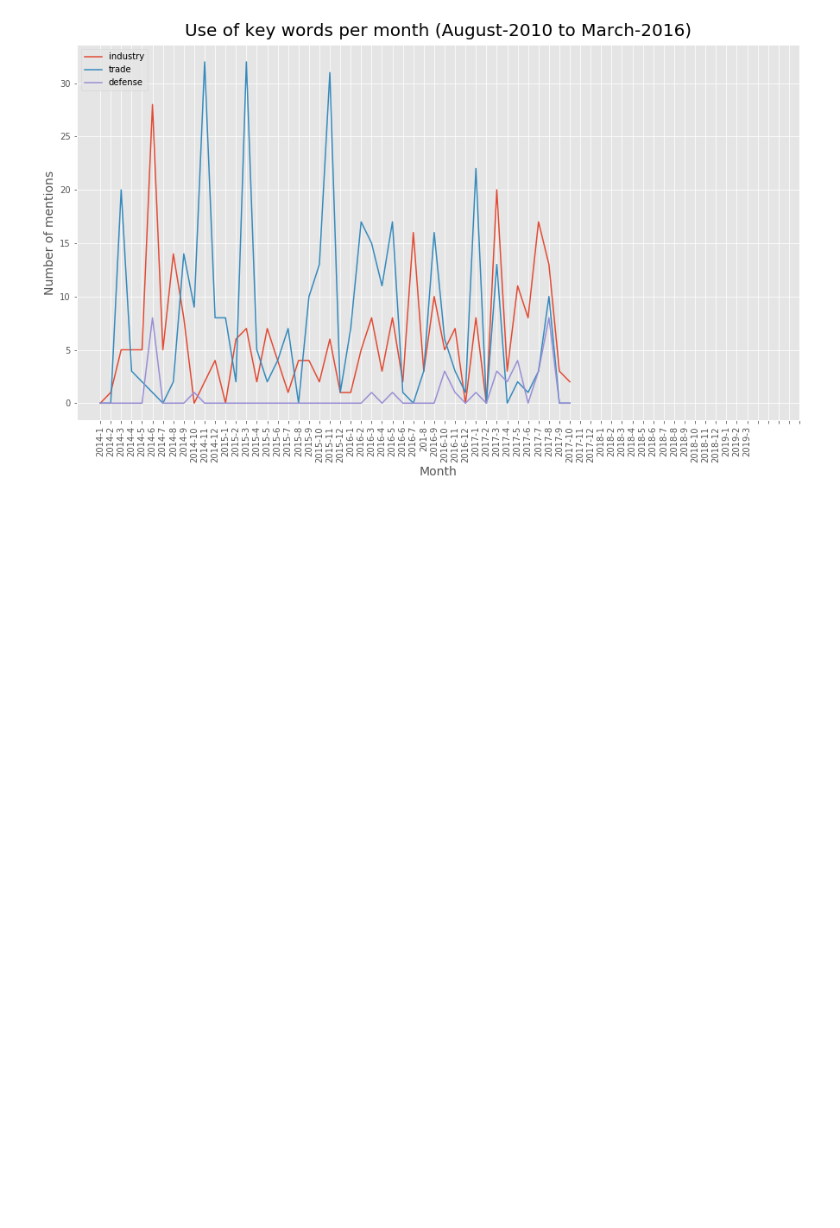
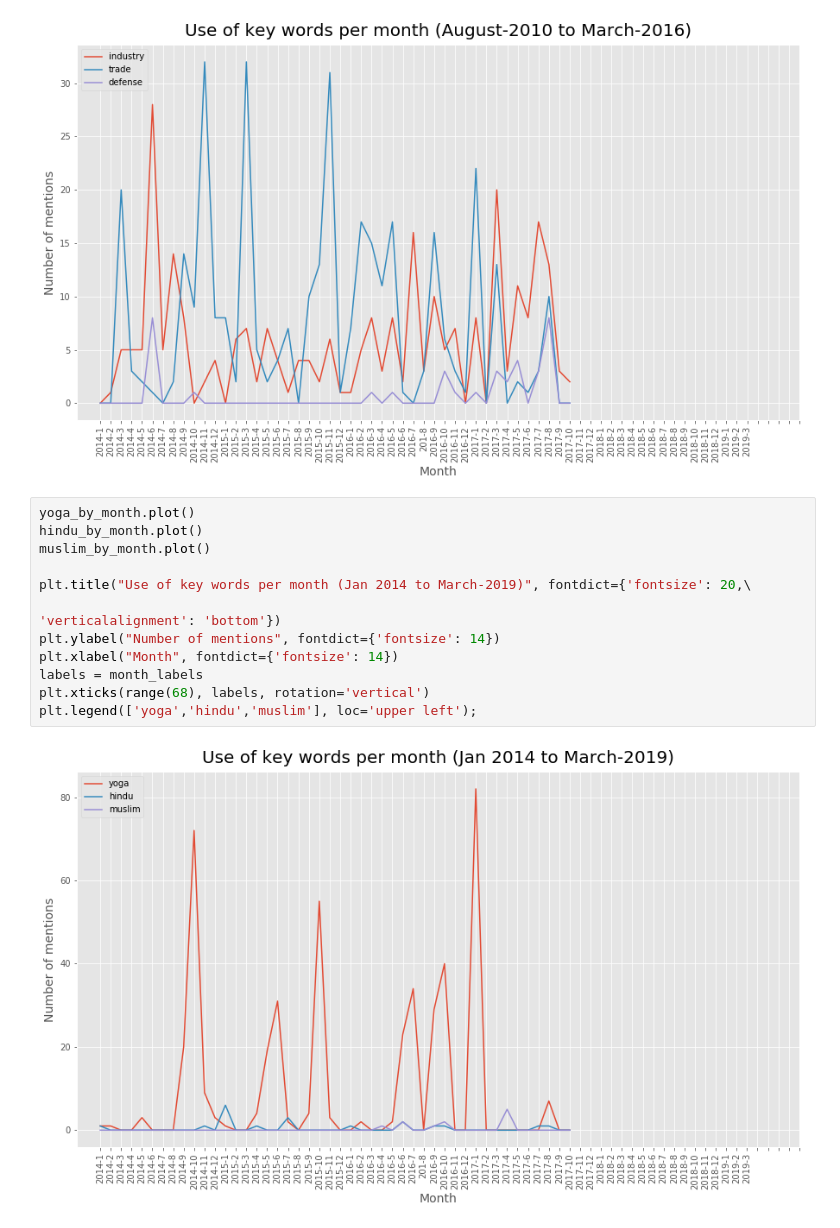
Before and after one commit to katreparitosh/Discourse-Analytics-of-Political-Speech-Transcripts, a Jupyter notebook: Code/Analysis/Analysis.ipynb, the cells around one changed output. Saved outputs shown, nothing was run; the diff lists cells and outputs as text; blank space fills up the shorter version.

Commit message:
Use of Words

```diff
--- a/Code/Analysis/Analysis.ipynb
+++ b/Code/Analysis/Analysis.ipynb
@@ -462,4 +462,18 @@ plt.xticks(range(68), labels, rotation='vertical')
 plt.legend(['industry','trade','defense'], loc='upper left');
 # %% [output]
 [figure]
+# %%
+yoga_by_month.plot()
+hindu_by_month.plot()
+muslim_by_month.plot()
+
+plt.title("Use of key words per month (Jan 2014 to March-2019)", fontdict={'fontsize': 20,\
+                                                                                'verticalalignment': 'bottom'})
+plt.ylabel("Number of mentions", fontdict={'fontsize': 14})
+plt.xlabel("Month", fontdict={'fontsize': 14})
+labels = month_labels
+plt.xticks(range(68), labels, rotation='vertical')
+plt.legend(['yoga','hindu','muslim'], loc='upper left');
+# %% [output]
+[figure, added]
 # %%
```
Also changed, not shown: parts of 1 cell of this notebook.
